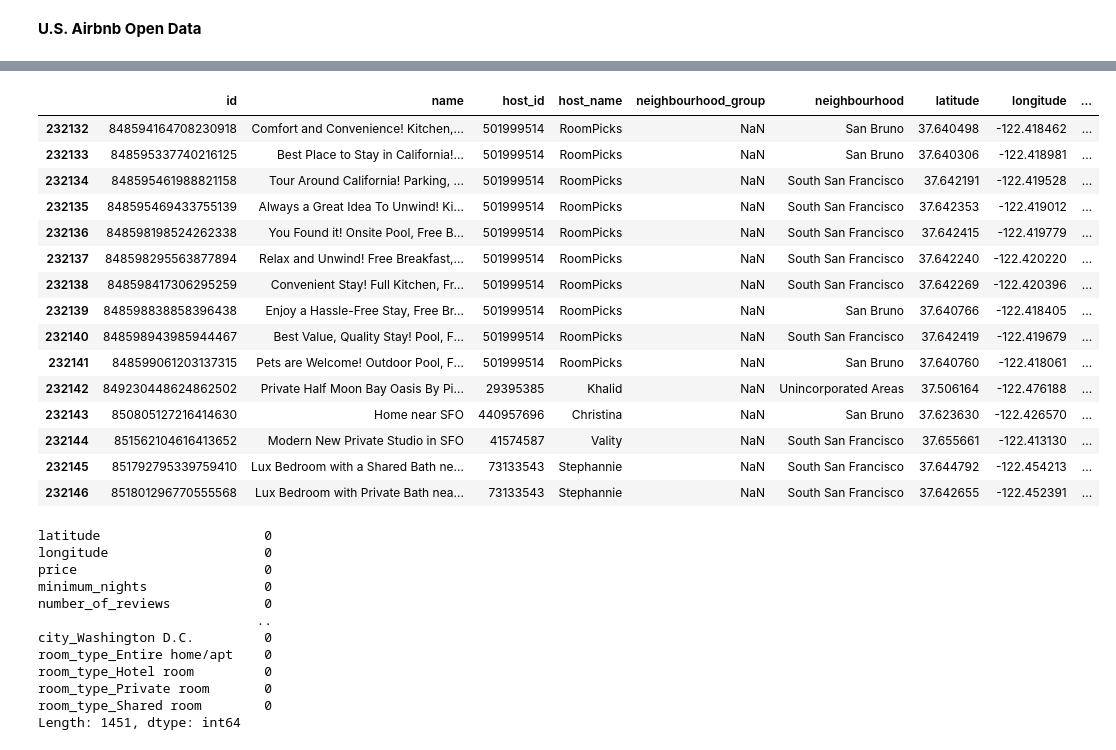
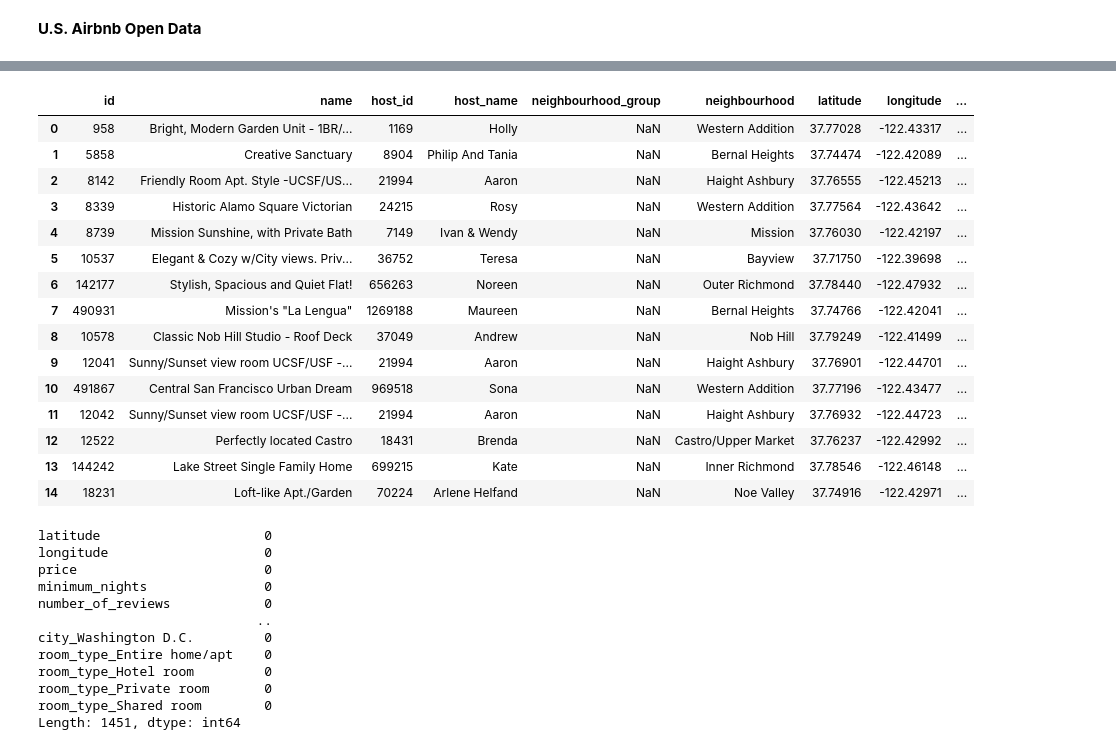
Before and after one commit to Kh-Mustafa/Group6-FinalProject, a Jupyter notebook: US-AirBnb-V2.ipynb, the cells around one changed output, grey strips where cells are left out. Saved outputs shown, nothing was run; the diff lists cells and outputs as text; code cells hidden in the pictures.

```diff
--- a/US-AirBnb-V2.ipynb
+++ b/US-AirBnb-V2.ipynb
@@ -44,24 +46,24 @@ number_of_reviews_ltm             False
 city                               True
 dtype: bool
 # %%
-AirbnbData.tail(15)
+AirbnbData.head(15)
 # %% [output]
 |  | id | name | host_id | host_name | neighbourhood_group | neighbourhood | latitude | longitude | ... |
-| 232132 | 848594164708230918 | Comfort and Convenience! Kitchen,... | 501999514 | RoomPicks | NaN | San Bruno | 37.640498 | -122.418462 | ... |
-| 232133 | 848595337740216125 | Best Place to Stay in California!... | 501999514 | RoomPicks | NaN | San Bruno | 37.640306 | -122.418981 | ... |
-| 232134 | 848595461988821158 | Tour Around California! Parking, ... | 501999514 | RoomPicks | NaN | South San Francisco | 37.642191 | -122.419528 | ... |
-| 232135 | 848595469433755139 | Always a Great Idea To Unwind! Ki... | 501999514 | RoomPicks | NaN | South San Francisco | 37.642353 | -122.419012 | ... |
-| 232136 | 848598198524262338 | You Found it! Onsite Pool, Free B... | 501999514 | RoomPicks | NaN | South San Francisco | 37.642415 | -122.419779 | ... |
-| 232137 | 848598295563877894 | Relax and Unwind! Free Breakfast,... | 501999514 | RoomPicks | NaN | South San Francisco | 37.642240 | -122.420220 | ... |
-| 232138 | 848598417306295259 | Convenient Stay! Full Kitchen, Fr... | 501999514 | RoomPicks | NaN | South San Francisco | 37.642269 | -122.420396 | ... |
-| 232139 | 848598838858396438 | Enjoy a Hassle-Free Stay, Free Br... | 501999514 | RoomPicks | NaN | San Bruno | 37.640766 | -122.418405 | ... |
-| 232140 | 848598943985944467 | Best Value, Quality Stay! Pool, F... | 501999514 | RoomPicks | NaN | South San Francisco | 37.642419 | -122.419679 | ... |
-| 232141 | 848599061203137315 | Pets are Welcome! Outdoor Pool, F... | 501999514 | RoomPicks | NaN | San Bruno | 37.640760 | -122.418061 | ... |
-| 232142 | 849230448624862502 | Private Half Moon Bay Oasis By Pi... | 29395385 | Khalid | NaN | Unincorporated Areas | 37.506164 | -122.476188 | ... |
-| 232143 | 850805127216414630 | Home near SFO | 440957696 | Christina | NaN | San Bruno | 37.623630 | -122.426570 | ... |
-| 232144 | 851562104616413652 | Modern New Private Studio in SFO | 41574587 | Vality | NaN | South San Francisco | 37.655661 | -122.413130 | ... |
-| 232145 | 851792795339759410 | Lux Bedroom with a Shared Bath ne... | 73133543 | Stephannie | NaN | South San Francisco | 37.644792 | -122.454213 | ... |
-| 232146 | 851801296770555568 | Lux Bedroom with Private Bath nea... | 73133543 | Stephannie | NaN | South San Francisco | 37.642655 | -122.452391 | ... |
+| 0 | 958 | Bright, Modern Garden Unit - 1BR/... | 1169 | Holly | NaN | Western Addition | 37.77028 | -122.43317 | ... |
+| 1 | 5858 | Creative Sanctuary | 8904 | Philip And Tania | NaN | Bernal Heights | 37.74474 | -122.42089 | ... |
+| 2 | 8142 | Friendly Room Apt. Style -UCSF/US... | 21994 | Aaron | NaN | Haight Ashbury | 37.76555 | -122.45213 | ... |
+| 3 | 8339 | Historic Alamo Square Victorian | 24215 | Rosy | NaN | Western Addition | 37.77564 | -122.43642 | ... |
+| 4 | 8739 | Mission Sunshine, with Private Bath | 7149 | Ivan & Wendy | NaN | Mission | 37.76030 | -122.42197 | ... |
+| 5 | 10537 | Elegant & Cozy w/City views. Priv... | 36752 | Teresa | NaN | Bayview | 37.71750 | -122.39698 | ... |
+| 6 | 142177 | Stylish, Spacious and Quiet Flat! | 656263 | Noreen | NaN | Outer Richmond | 37.78440 | -122.47932 | ... |
+| 7 | 490931 | Mission's "La Lengua" | 1269188 | Maureen | NaN | Bernal Heights | 37.74766 | -122.42041 | ... |
+| 8 | 10578 | Classic Nob Hill Studio - Roof Deck | 37049 | Andrew | NaN | Nob Hill | 37.79249 | -122.41499 | ... |
+| 9 | 12041 | Sunny/Sunset view room UCSF/USF -... | 21994 | Aaron | NaN | Haight Ashbury | 37.76901 | -122.44701 | ... |
+| 10 | 491867 | Central San Francisco Urban Dream | 969518 | Sona | NaN | Western Addition | 37.77196 | -122.43477 | ... |
+| 11 | 12042 | Sunny/Sunset view room UCSF/USF -... | 21994 | Aaron | NaN | Haight Ashbury | 37.76932 | -122.44723 | ... |
+| 12 | 12522 | Perfectly located Castro | 18431 | Brenda | NaN | Castro/Upper Market | 37.76237 | -122.42992 | ... |
+| 13 | 144242 | Lake Street Single Family Home | 699215 | Kate | NaN | Inner Richmond | 37.78546 | -122.46148 | ... |
+| 14 | 18231 | Loft-like Apt./Garden | 70224 | Arlene Helfand | NaN | Noe Valley | 37.74916 | -122.42971 | ... |
 # %%
 #dropping unnessassary data
 
```
Also changed, not shown: parts of 1 cell of this notebook.
